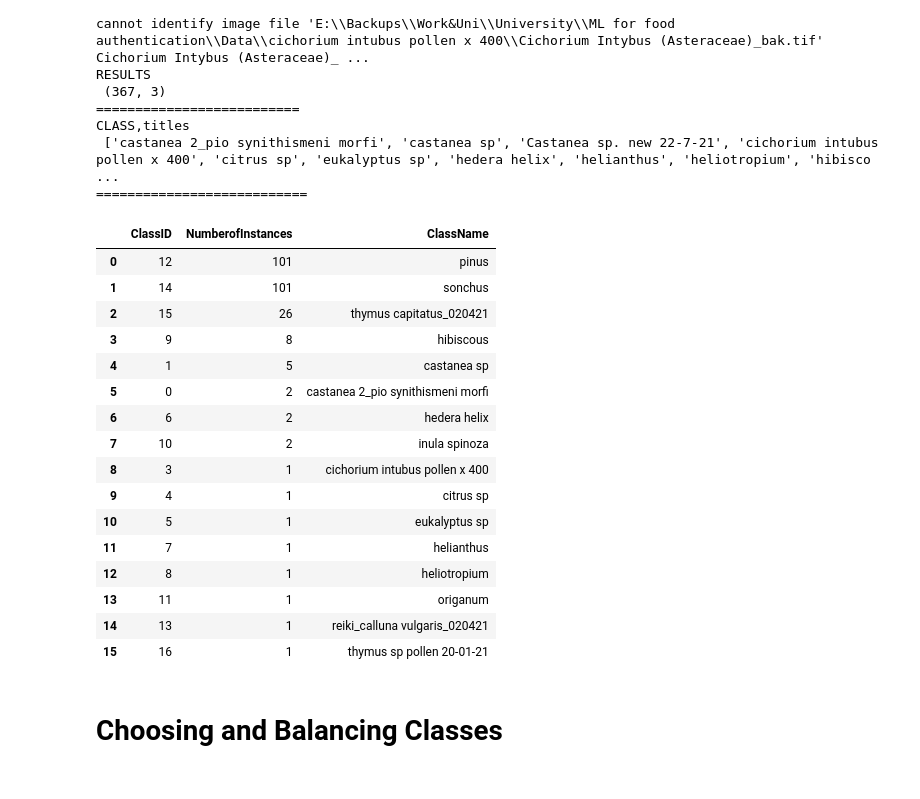
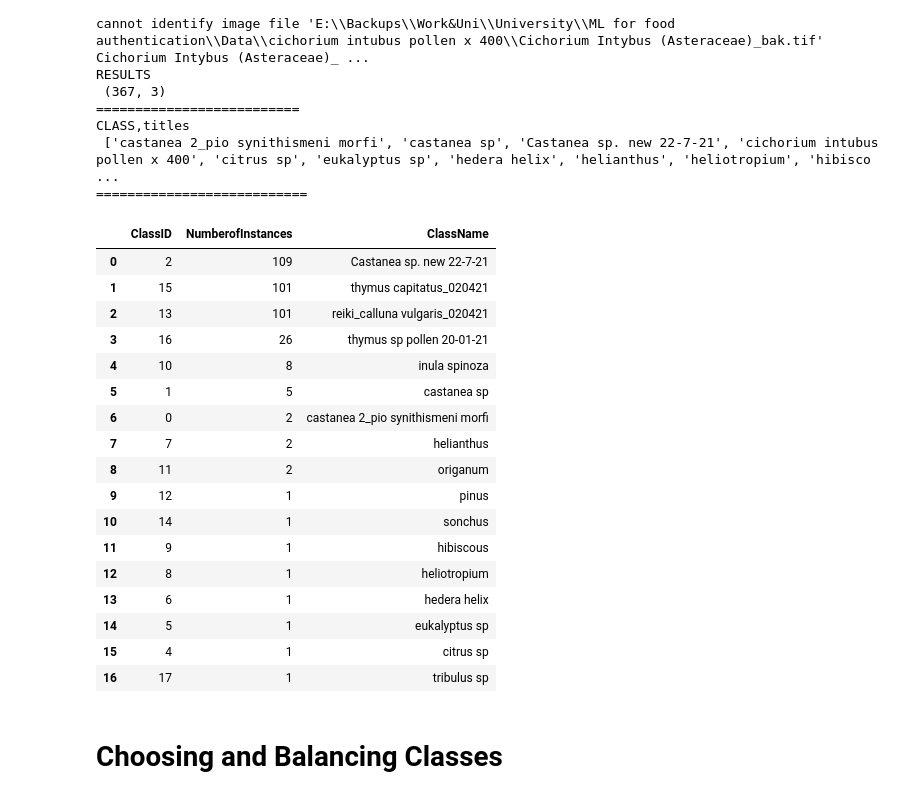
Before and after one commit to papandreas42/MLforHoney, a Jupyter notebook: SVM with Matlab.ipynb, the cells around one changed output. Saved outputs shown, nothing was run; the diff lists cells and outputs as text; code cells hidden in the pictures.

```diff
--- a/SVM with Matlab.ipynb
+++ b/SVM with Matlab.ipynb
@@ -288,42 +310,43 @@ CLASS,titles
 # %%
 #class populations
 class_list = list( ( enumerate( class_titles ) ) )
 
-dist_paramsSelect_folder_path = "E:\\Backups\\Work&Uni\\University\\ML for food authentication\\Results_fitting\\dist_paramsSelect\\New Images\\"
+dist_paramsSelect_folder_path = "E:\\Backups\\Work&Uni\\University\\ML for food authentication\\Results_fitting\\dist_paramsSelect\\New Images v2 (3 classes of 100)\\"
 dist_paramsSelect_name = "dist_paramsSelect wt=db4 levels=3 dist=Normal.mat"
 dist_paramsSelect_path=os.path.join(dist_paramsSelect_folder_path, dist_paramsSelect_name)
 df = prepare_features_for_scikit(dist_paramsSelect_path)
 
 class_population=df['Labels'].value_counts(sort=True)
 
 class_dict = dict(class_list)
 df4 = pd.DataFrame(class_population)
 
 df4 = df4.reset_index()
 df4 = df4.rename(columns={"index":"ClassID", "Labels":"NumberofInstances"})
 # class_dict[df4["Class ID"]]
 
 df4["ClassName"] = [class_dict.get(key) for key in df4["ClassID"]]
 #df4.to_csv("data description.csv",index=False)
 df4
 # %% [output]
 |  | ClassID | NumberofInstances | ClassName |
-| 0 | 12 | 101 | pinus |
-| 1 | 14 | 101 | sonchus |
-| 2 | 15 | 26 | thymus capitatus_020421 |
-| 3 | 9 | 8 | hibiscous |
-| 4 | 1 | 5 | castanea sp |
-| 5 | 0 | 2 | castanea 2_pio synithismeni morfi |
-| 6 | 6 | 2 | hedera helix |
-| 7 | 10 | 2 | inula spinoza |
-| 8 | 3 | 1 | cichorium intubus pollen x 400 |
-| 9 | 4 | 1 | citrus sp |
-| 10 | 5 | 1 | eukalyptus sp |
-| 11 | 7 | 1 | helianthus |
+| 0 | 2 | 109 | Castanea sp. new 22-7-21 |
+| 1 | 15 | 101 | thymus capitatus_020421 |
+| 2 | 13 | 101 | reiki_calluna vulgaris_020421 |
+| 3 | 16 | 26 | thymus sp pollen 20-01-21 |
+| 4 | 10 | 8 | inula spinoza |
+| 5 | 1 | 5 | castanea sp |
+| 6 | 0 | 2 | castanea 2_pio synithismeni morfi |
+| 7 | 7 | 2 | helianthus |
+| 8 | 11 | 2 | origanum |
+| 9 | 12 | 1 | pinus |
+| 10 | 14 | 1 | sonchus |
+| 11 | 9 | 1 | hibiscous |
 | 12 | 8 | 1 | heliotropium |
-| 13 | 11 | 1 | origanum |
-| 14 | 13 | 1 | reiki_calluna vulgaris_020421 |
-| 15 | 16 | 1 | thymus sp pollen 20-01-21 |
+| 13 | 6 | 1 | hedera helix |
+| 14 | 5 | 1 | eukalyptus sp |
+| 15 | 4 | 1 | citrus sp |
+| 16 | 17 | 1 | tribulus sp |
 # %% [markdown]
 # Choosing and Balancing Classes
 # %% [markdown]
```
Also changed, not shown: parts of 17 cells of this notebook.
